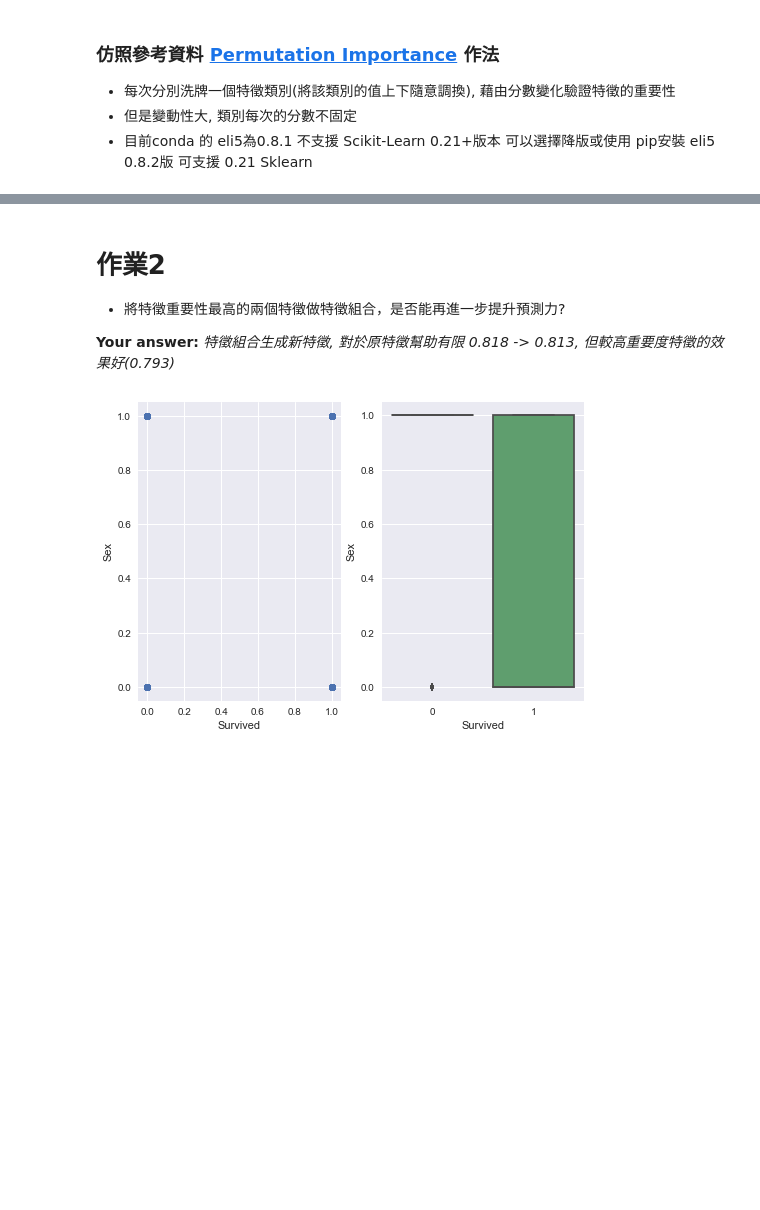
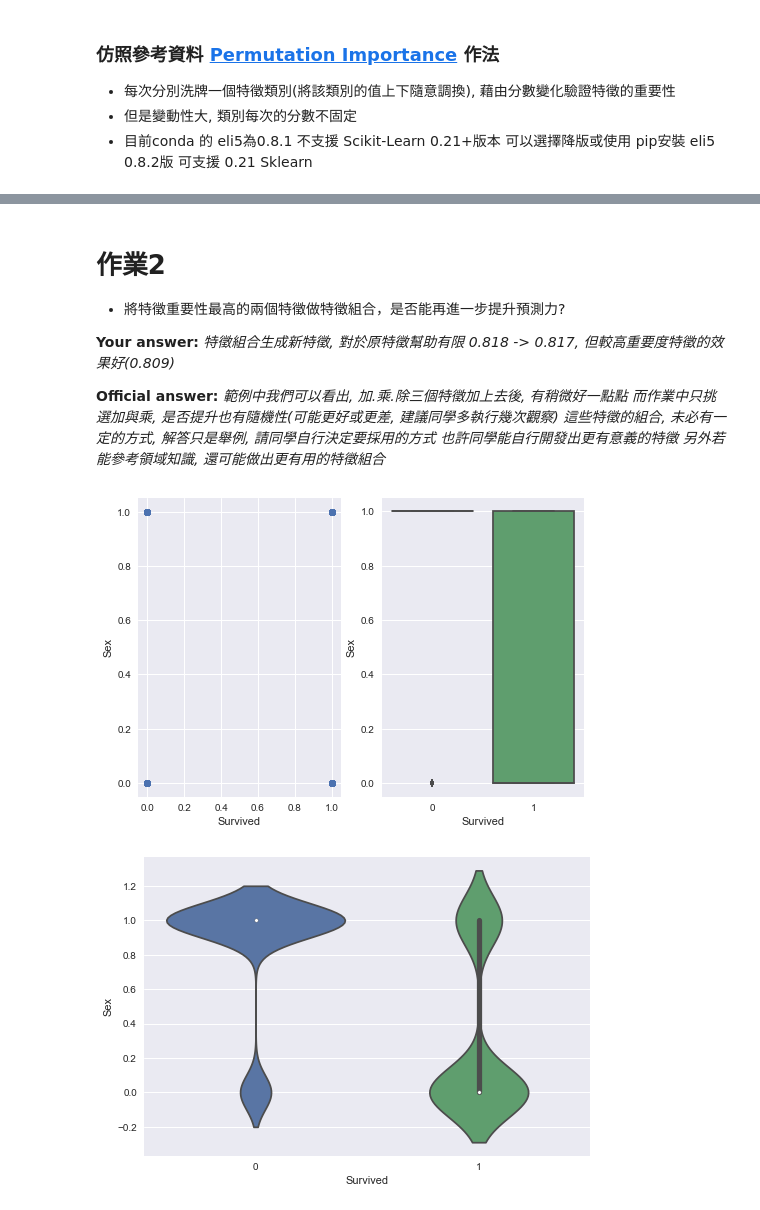
Before and after one commit to yan-roo/2nd-ML100Days, a Jupyter notebook: homework/Day_029_HW.ipynb, the cells around one changed output, grey strips where cells are left out. Cells and saved outputs as stored; diff of their text form; code cells hidden in the pictures; blank space fills up the shorter version.

Commit message:
Create Day_031_HW & Update Day_029_HW
Add Official Solution & Violin Plot

```diff
--- a/homework/Day_029_HW.ipynb
+++ b/homework/Day_029_HW.ipynb
@@ -254,22 +259,32 @@ cross_val_score(estimator, train_X, train_Y, cv=5).mean()
 * 將特徵重要性最高的兩個特徵做特徵組合，是否能再進一步提升預測力?
 
 
-**Your answer:** *特徵組合生成新特徵, 對於原特徵幫助有限 0.818 -> 0.813, 但較高重要度特徵的效果好(0.793)*
+**Your answer:** *特徵組合生成新特徵, 對於原特徵幫助有限 0.818 -> 0.817, 但較高重要度特徵的效果好(0.809)*
+
+
+**Official answer:** *範例中我們可以看出, 加.乘.除三個特徵加上去後, 有稍微好一點點
+而作業中只挑選加與乘, 是否提升也有隨機性(可能更好或更差, 建議同學多執行幾次觀察)
+這些特徵的組合, 未必有一定的方式, 解答只是舉例, 請同學自行決定要採用的方式
+也許同學能自行開發出更有意義的特徵
+另外若能參考領域知識, 還可能做出更有用的特徵組合*
 # %%
 # 觀察重要特徵與目標的分布
 # 第一名
 import seaborn as sns
 import matplotlib.pyplot as plt
 %matplotlib inline
 plt.style.use('seaborn')
 
 plt.subplot(1,2,1)
 sns.regplot(x=train_Y, y=df['Sex'], fit_reg=False)
 plt.subplot(1,2,2)
 sns.boxplot(x=train_Y, y=df['Sex'])
+plt.figure()
+sns.violinplot(x=train_Y, y=df['Sex'])
 plt.show()
 # %% [output]
 [figure]
+[figure, added]
 # %%
 # 第二名
 plt.subplot(1,2,1)
```
Also changed, not shown: parts of 11 cells of this notebook, 1 other file.
